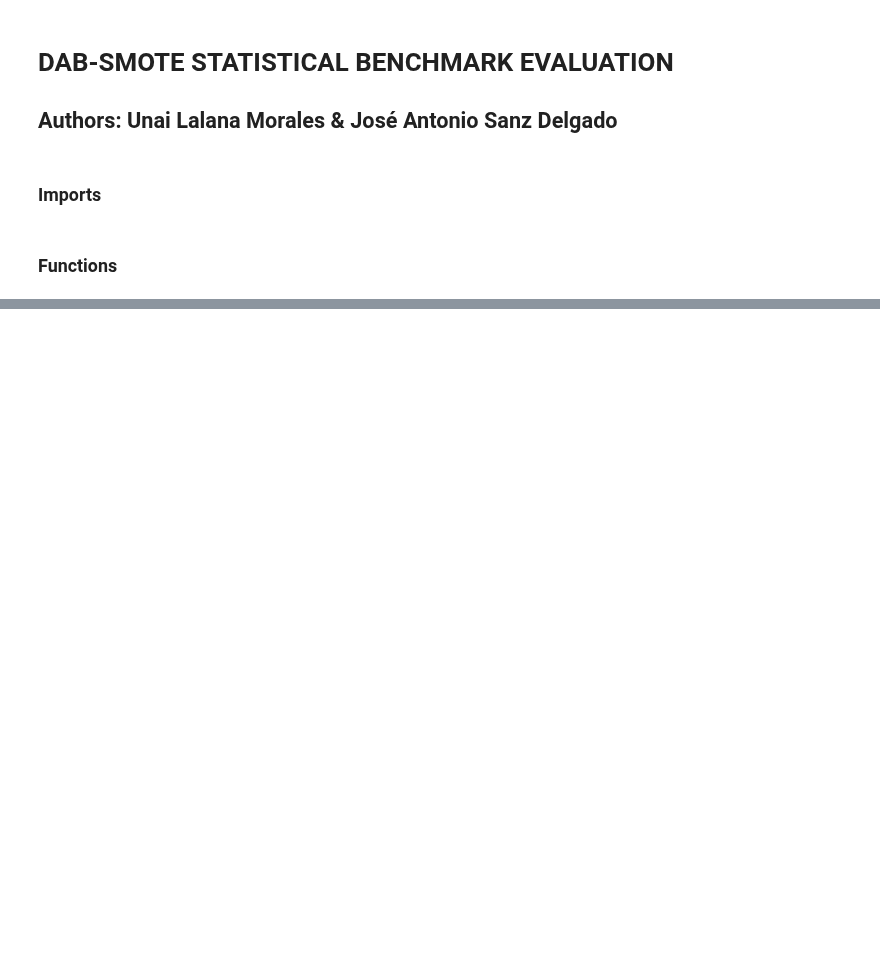
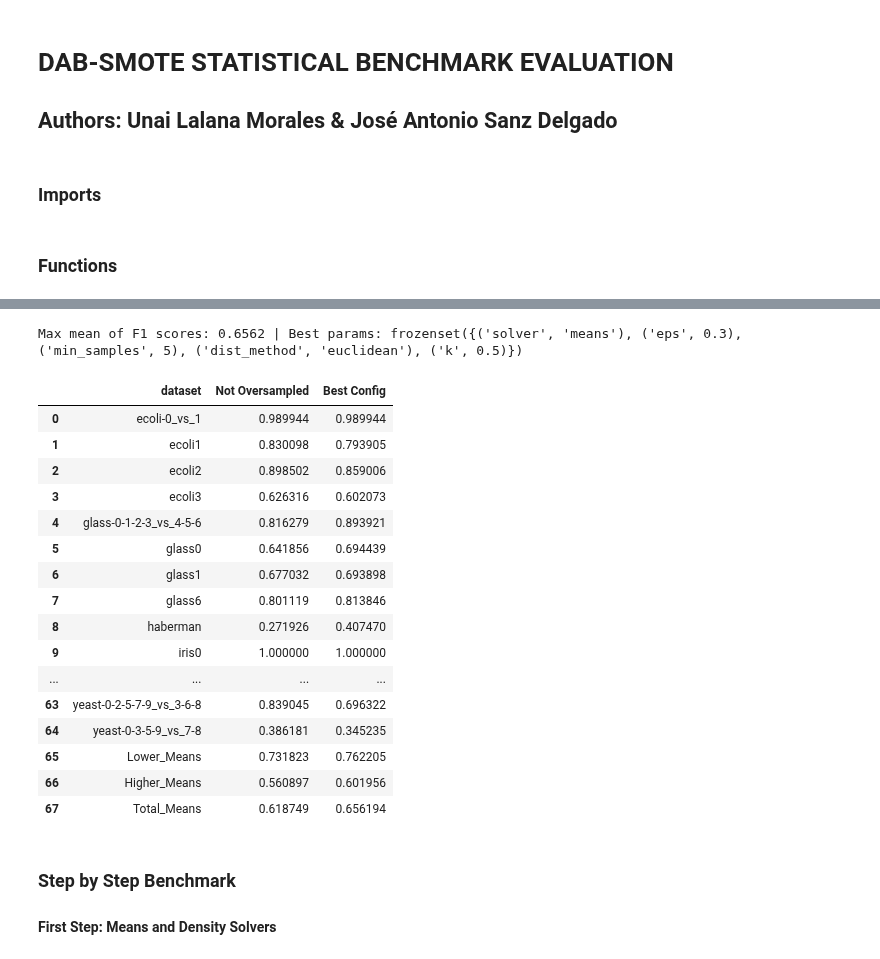
Before and after one commit to UnaiLalana/DAB-SMOTE, a Jupyter notebook: notebooks/benchmarks/StatisticalBenchmarkEvaluation.ipynb, the cells around one changed output, grey strips where cells are left out. Saved outputs shown, nothing was run; the diff lists cells and outputs as text; code cells hidden in the pictures; blank space fills up the shorter version.

```diff
--- a/notebooks/benchmarks/StatisticalBenchmarkEvaluation.ipynb
+++ b/notebooks/benchmarks/StatisticalBenchmarkEvaluation.ipynb
@@ -286,0 +352,63 @@ Max mean of F1 scores:  0.6609054004517978 Solver:  density
+# %%
+def find_param_column(param_grid, target_dict):
+    target_key = frozenset(sorted(target_dict.items()))
+
+    for col in param_grid.columns:
+        if isinstance(col, frozenset) and col == target_key:
+            return col
+
+    return None
+
+
+target = {
+    'dist_method': 'euclidean',
+    'eps': 0.3,
+    'k': 0.5,
+    'min_samples': 5,
+    'solver': 'means'
+}
+
+col = find_param_column(param_grid, target)
+# %%
+means_total = param_grid[col].mean()
+print(f"Max mean of F1 scores: {means_total:.4f} | Best params: {col}")
+
+lower_means  = param_grid[col].iloc[:22].mean()
+higher_means = param_grid[col].iloc[22:].mean()
+
+lower_means_row  = pd.DataFrame([['Lower_Means',  lower_means ]],  columns=['dataset', col])
+higher_means_row = pd.DataFrame([['Higher_Means', higher_means]], columns=['dataset', col])
+total_means_row  = pd.DataFrame([['Total_Means',  means_total ]], columns=['dataset', col])
+
+param_grid_with_means = pd.concat(
+    [param_grid[['dataset', col]], lower_means_row, higher_means_row, total_means_row],
+    ignore_index=True
+)
+
+param_grid_with_means = pd.concat([param_grid_with_means["dataset"], df_with_means["Not Oversampled"], param_grid_with_means.iloc[:, 1]], axis=1)
+param_grid_with_means.columns.values[2] = "Best Config"
+param_grid_with_means_color = param_grid_with_means.style.apply(highlight_max, axis=1)
+param_grid_with_means_color
+# %% [output]
+Max mean of F1 scores: 0.6562 | Best params: frozenset({('solver', 'means'), ('eps', 0.3), ('min_samples', 5), ('dist_method', 'euclidean'), ('k', 0.5)})
+|  | dataset | Not Oversampled | Best Config |
+| 0 | ecoli-0_vs_1 | 0.989944 | 0.989944 |
+| 1 | ecoli1 | 0.830098 | 0.793905 |
+| 2 | ecoli2 | 0.898502 | 0.859006 |
+| 3 | ecoli3 | 0.626316 | 0.602073 |
+| 4 | glass-0-1-2-3_vs_4-5-6 | 0.816279 | 0.893921 |
+| 5 | glass0 | 0.641856 | 0.694439 |
+| 6 | glass1 | 0.677032 | 0.693898 |
+| 7 | glass6 | 0.801119 | 0.813846 |
+| 8 | haberman | 0.271926 | 0.407470 |
+| 9 | iris0 | 1.000000 | 1.000000 |
+| ... | ... | ... | ... |
+| 63 | yeast-0-2-5-7-9_vs_3-6-8 | 0.839045 | 0.696322 |
+| 64 | yeast-0-3-5-9_vs_7-8 | 0.386181 | 0.345235 |
+| 65 | Lower_Means | 0.731823 | 0.762205 |
+| 66 | Higher_Means | 0.560897 | 0.601956 |
+| 67 | Total_Means | 0.618749 | 0.656194 |
+# %% [markdown]
+### Step by Step Benchmark ###
+
+#### First Step: Means and Density Solvers ####
```
Also changed, not shown: parts of 9 cells of this notebook, 2 other files.
